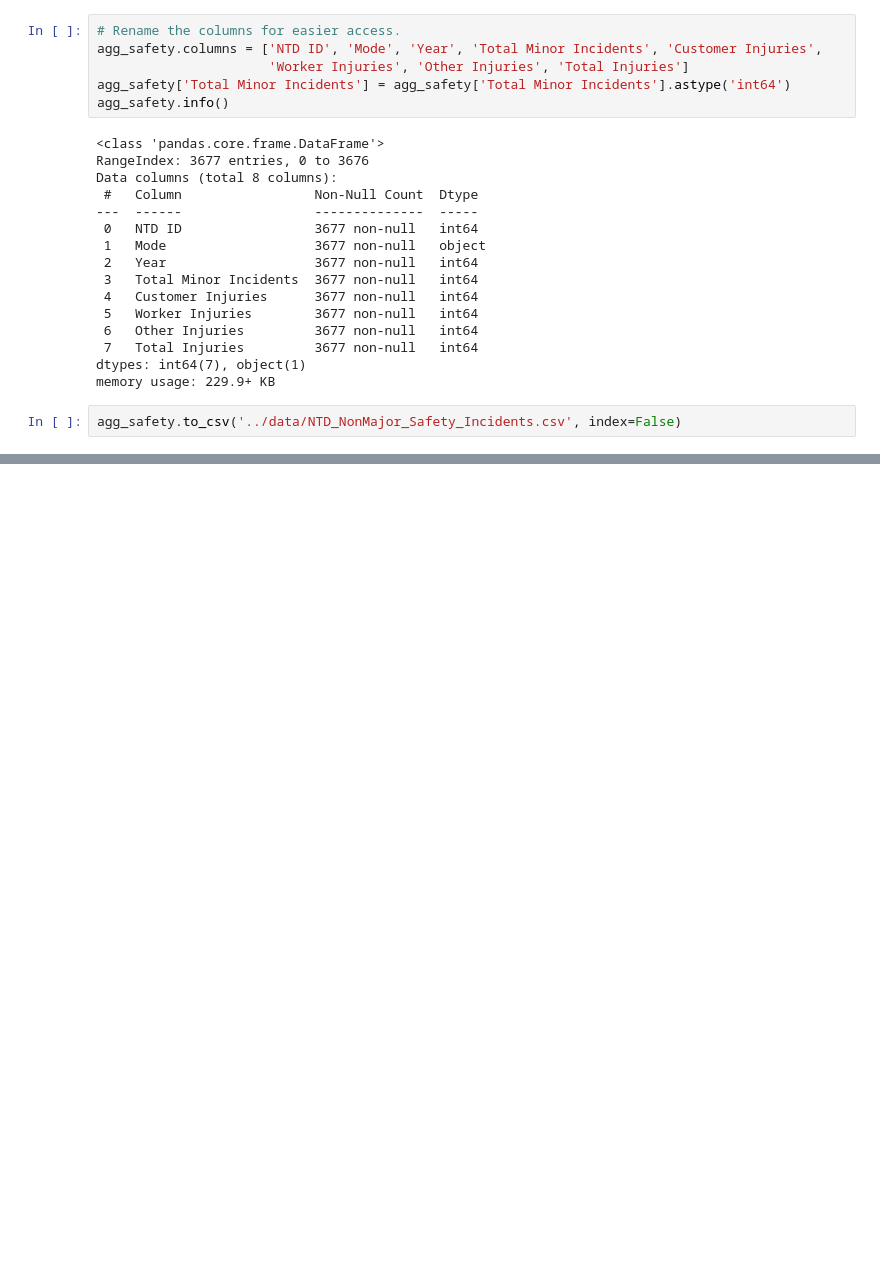
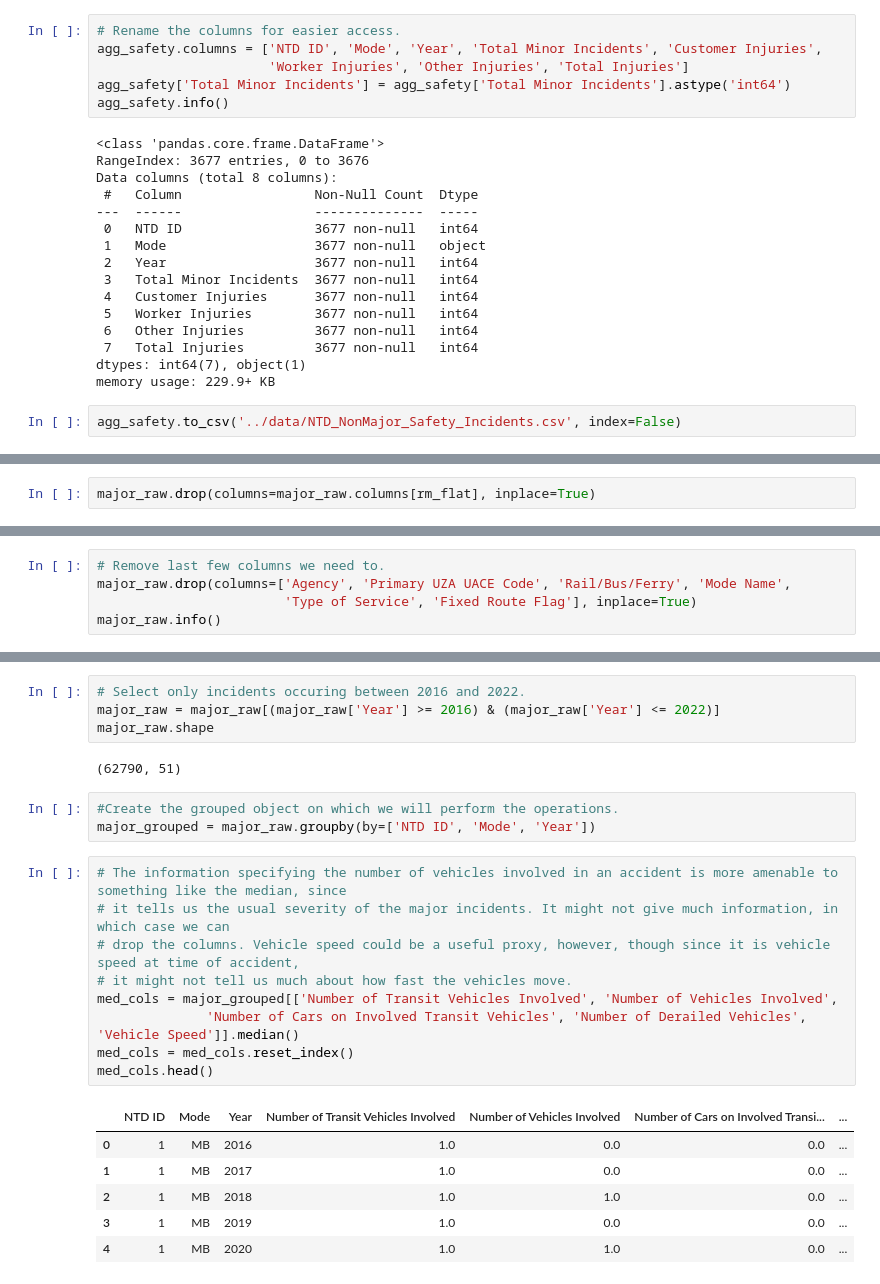
Before and after one commit to Yash-Yashwant/transit-system-analysis, a Jupyter notebook: notebooks/clean_NTD_Safety_CSV.ipynb, the cells around one changed output, grey strips where cells are left out. Drawn from its saved outputs; the diff is of its cells as text; blank space fills up the shorter version.

Commit message:
Clean and process major safety incidents data.

```diff
--- a/notebooks/clean_NTD_Safety_CSV.ipynb
+++ b/notebooks/clean_NTD_Safety_CSV.ipynb
@@ -163,0 +182,2 @@ agg_safety.to_csv('../data/NTD_NonMajor_Safety_Incidents.csv', index=False)
+# %%
+major_raw.drop(columns=major_raw.columns[rm_flat], inplace=True)
@@ -163,0 +204,5 @@ agg_safety.to_csv('../data/NTD_NonMajor_Safety_Incidents.csv', index=False)
+# %%
+# Remove last few columns we need to.
+major_raw.drop(columns=['Agency', 'Primary UZA UACE Code', 'Rail/Bus/Ferry', 'Mode Name',
+                        'Type of Service', 'Fixed Route Flag'], inplace=True)
+major_raw.info()
@@ -163,0 +227,25 @@ agg_safety.to_csv('../data/NTD_NonMajor_Safety_Incidents.csv', index=False)
+# %%
+# Select only incidents occuring between 2016 and 2022.
+major_raw = major_raw[(major_raw['Year'] >= 2016) & (major_raw['Year'] <= 2022)]
+major_raw.shape
+# %% [output]
+(62790, 51)
+# %%
+#Create the grouped object on which we will perform the operations.
+major_grouped = major_raw.groupby(by=['NTD ID', 'Mode', 'Year'])
+# %%
+# The information specifying the number of vehicles involved in an accident is more amenable to something like the median, since
+# it tells us the usual severity of the major incidents. It might not give much information, in which case we can
+# drop the columns. Vehicle speed could be a useful proxy, however, though since it is vehicle speed at time of accident,
+# it might not tell us much about how fast the vehicles move.
+med_cols = major_grouped[['Number of Transit Vehicles Involved', 'Number of Vehicles Involved',
+              'Number of Cars on Involved Transit Vehicles', 'Number of Derailed Vehicles', 'Vehicle Speed']].median()
+med_cols = med_cols.reset_index()
+med_cols.head()
+# %% [output]
+|  | NTD ID | Mode | Year | Number of Transit Vehicles Involved | Number of Vehicles Involved | Number of Cars on Involved Transi... | ... |
+| 0 | 1 | MB | 2016 | 1.0 | 0.0 | 0.0 | ... |
+| 1 | 1 | MB | 2017 | 1.0 | 0.0 | 0.0 | ... |
+| 2 | 1 | MB | 2018 | 1.0 | 1.0 | 0.0 | ... |
+| 3 | 1 | MB | 2019 | 1.0 | 0.0 | 0.0 | ... |
+| 4 | 1 | MB | 2020 | 1.0 | 1.0 | 0.0 | ... |
```
Also changed, not shown: parts of 22 cells of this notebook, 2 other files.
